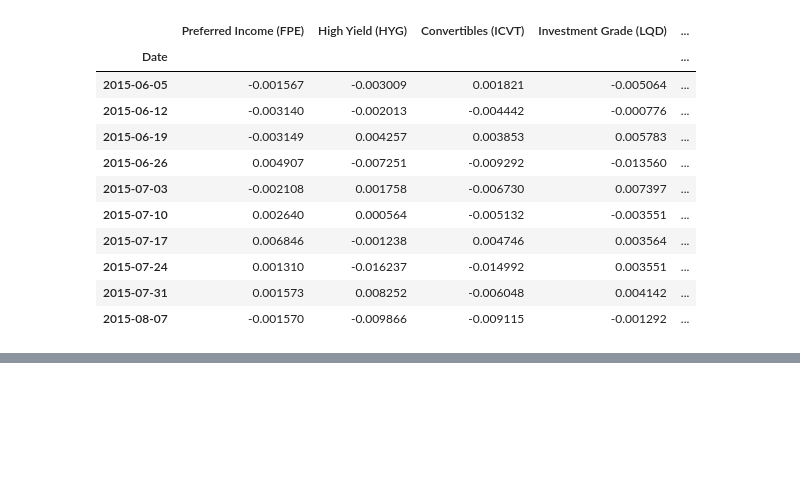
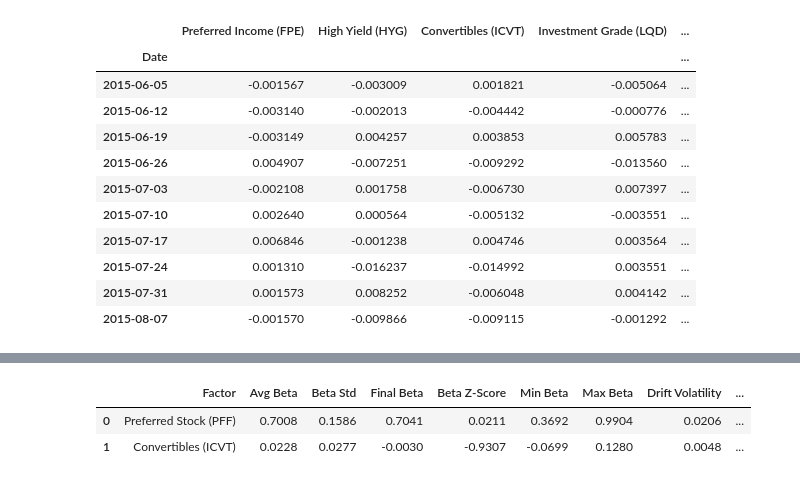
Before and after one commit to peterballaro/kalman_filter, a Jupyter notebook: filter_examples.ipynb, the cells around one changed output, grey strips where cells are left out. Drawn from its saved outputs; the diff is of its cells as text; code cells hidden in the pictures; blank space fills up the shorter version.

```diff
--- a/filter_examples.ipynb
+++ b/filter_examples.ipynb
@@ -124,11 +125,11 @@ data_weekly.head(10)
 | 2015-07-31 | 0.001573 | 0.008252 | -0.006048 | 0.004142 | ... |
 | 2015-08-07 | -0.001570 | -0.009866 | -0.009115 | -0.001292 | ... |
 # %%
-# --- Inspect Results ---
+# --- Inspect Results ---Ca
 
 # --- Define Target and Factor (PFF now used as factor) ---
 target_col = "Preferred Income (FPE)"  # Example target
-factor_cols = ["Preferred Stock (PFF)"]  # PFF as factor
+factor_cols = ["Preferred Stock (PFF)", 'Convertibles (ICVT)']  # PFF as factor
 
 y = data_weekly[target_col].values.reshape(-1, 1)
 H = data_weekly[factor_cols].values
@@ -136,17 +137,19 @@ index = data_weekly.index
 
 # --- Build Kalman Spec ---
 spec = (
-    KalmanSpec(K=1)                             # one factor: PFF
+    KalmanSpec(K=len(factor_cols), name='Simple Model')                             # one factor: PFF
     #.add_AR1(phi=0.95)
     #.estimate_initial_state(H, y)
 )
 
 # --- Run Kalman Filter ---
 engine = KalmanEngine(spec)
-results = engine.run(y, H, burn=10)
+results = KalmanEngine(spec).run(data_weekly,
+target_col= "Preferred Income (FPE)",
+factor_cols=factor_cols,
+burn=12
+)
 
-# --- Inspect Results ---
-import pandas as pd
-beta_df = pd.DataFrame(results["beta"], index=index[10:], columns=factor_cols)
-print(f"Total log-likelihood: {results['log_likelihood']:.2f}")
-beta_df.head()
+viz = ModelDiagnosticsPlotter(results)
+fig = viz.plot()  # uses default diagnostics: residuals, log_likelihood, gain_norm
+fig
@@ -166,0 +156,7 @@ beta_df.plot()
+# %%
+df_factors = summarize_factor_dynamics(results)
+display(df_factors.style.format(precision=4))  # control formatting here, not in the function
+# %% [output]
+|  | Factor | Avg Beta | Beta Std | Final Beta | Beta Z-Score | Min Beta | Max Beta | Drift Volatility | ... |
+| 0 | Preferred Stock (PFF) | 0.7008 | 0.1586 | 0.7041 | 0.0211 | 0.3692 | 0.9904 | 0.0206 | ... |
+| 1 | Convertibles (ICVT) | 0.0228 | 0.0277 | -0.0030 | -0.9307 | -0.0699 | 0.1280 | 0.0048 | ... |
```
Also changed, not shown: parts of 6 cells of this notebook, 3 other files.
